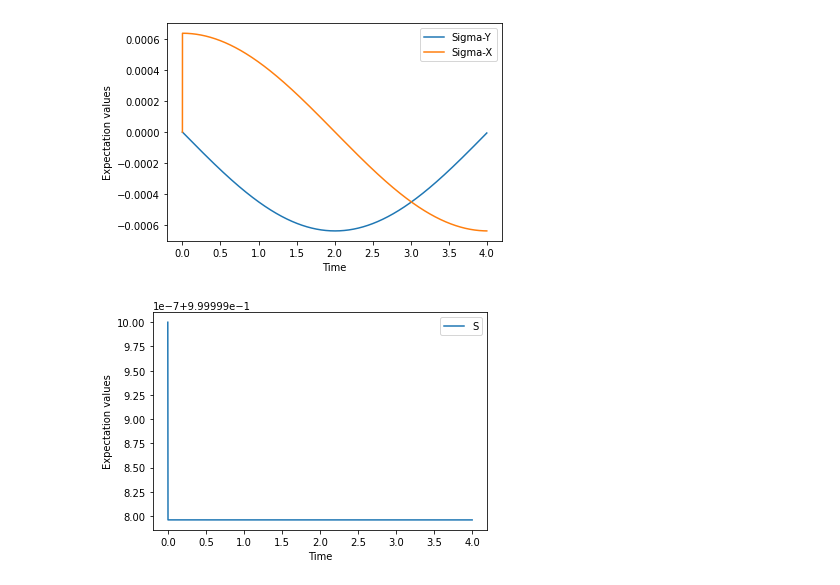
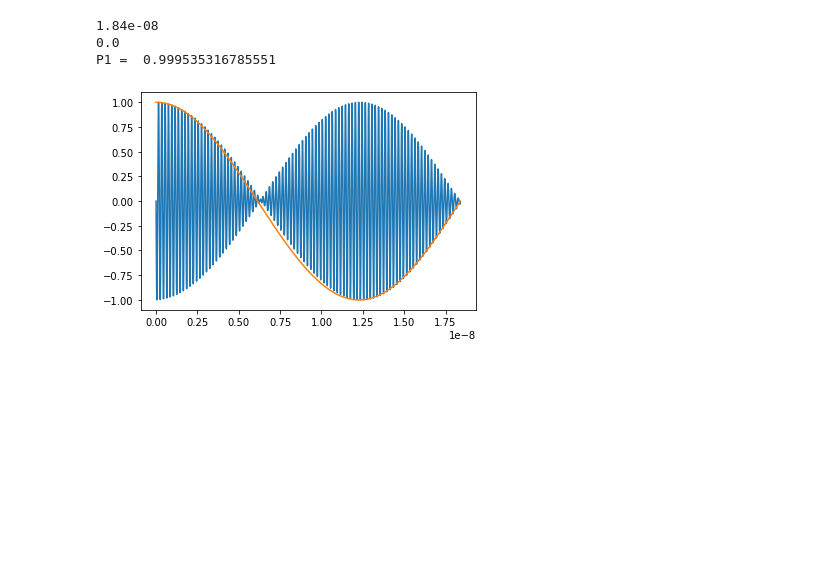
Before and after one commit to LeonG69/MRes, a Jupyter notebook: testing2.ipynb, the cells around one changed output. Cells and saved outputs as stored; diff of their text form; code cells hidden in the pictures; blank space fills up the shorter version.

```diff
--- a/testing2.ipynb
+++ b/testing2.ipynb
@@ -40,0 +92,30 @@ Cc x Vmax x ... = 2.5741154103769474e-24
+# %%
+hbar = 1.054571817e-34
+a1 = hbar*omega*0.5 * (1/hbar)
+a2 = C_c*0.002*np.sqrt(hbar * omega /(2*C_tot)) * (1/hbar)
+
+#n = round(np.pi/(2*delta_theta)) # for a pi/2 rotation about the y axis
+n = round(np.pi/(delta_theta)) # for a pi rotation about the y axis
+T_tot = (n + 1) * T_sep
+
+
+print("n = ",n)
+print("a1 =", a1)
+print("a2 =", a2)
+
+n_points = 1000000
+
+times = np.linspace(0,T_tot,n_points)
+pulses = ddf(times,pulse_width)
+for i in range(n):
+    pulses = np.add(pulses,ddf(times-(i+1)*T_sep,pulse_width))
+pulse_func = sp.interp1d(times,pulses,fill_value="extrapolate")
+
+plt.plot(times,pulses)
+plt.plot(times,pulse_func(times))
+plt.show()
+
+plt.plot(times,pulses)
+plt.plot(times,pulse_func(times))
+plt.xlim(0,pulse_width*1.1)
+plt.show()
@@ -113,18 +202,12 @@ width/tsep =  0.049999999999999996
-# %%
-fig, ax = plt.subplots()
-ax.plot(result.times, result.expect[1])
-ax.plot(result.times, result.expect[2])
-ax.set_xlabel('Time')
-ax.set_ylabel('Expectation values')
-ax.legend(( "Sigma-Y","Sigma-X"))
-plt.show()
-fig, ax = plt.subplots()
-ax.plot(result.times, result.expect[0])
-
-ax.set_xlabel('Time')
-ax.set_ylabel('Expectation values')
-ax.legend(( "Sigma-Z"))
-plt.show()
-# %% [output]
-[figure, removed]
-[figure, removed]
+# %%
+plt.plot(times,exp_y)
+T_tot = (n) * T_sep
+print(T_tot)
+plt.plot(times,np.cos((3/2)*np.pi*times*(1/T_tot)))
+print(exp_z[0])
+print("P1 = ",abs(exp_z[-1]))
+# %% [output]
+1.84e-08
+0.0
+P1 =  0.999535316785551
+[figure, added]
```
Also changed, not shown: parts of 9 cells of this notebook.
